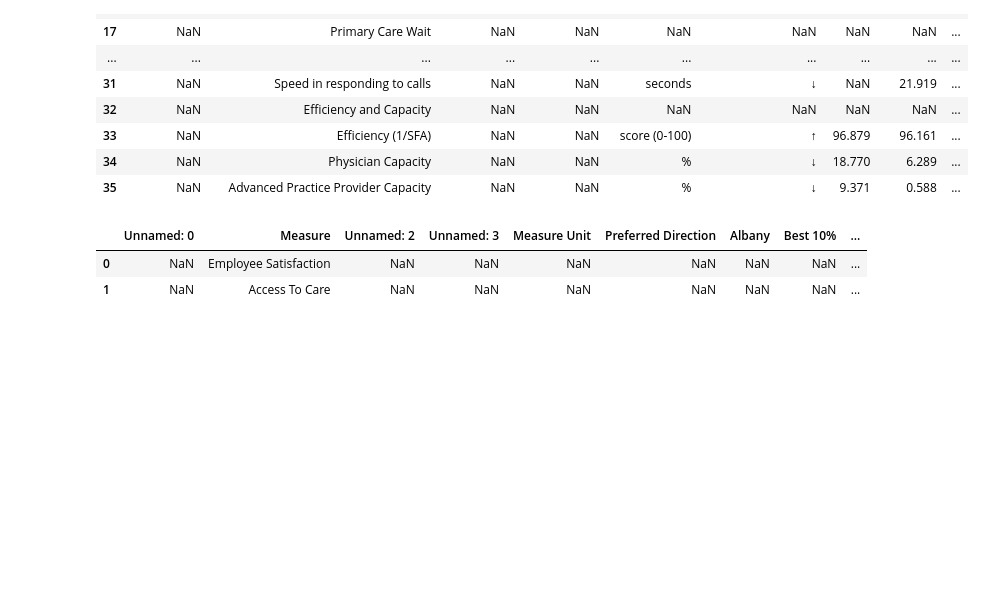
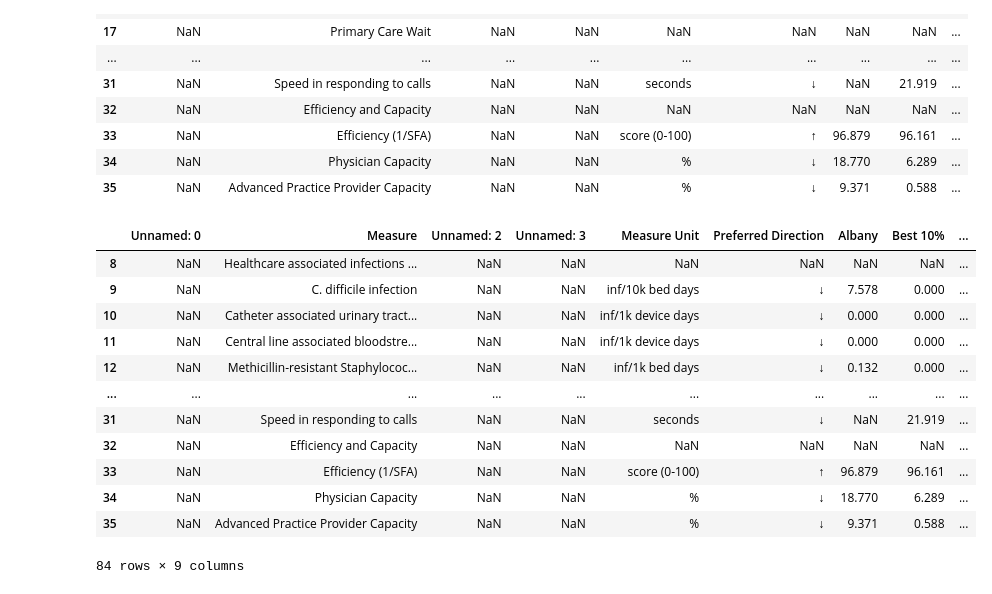
Before and after one commit to DeryaOkulda2012/VA_Analysis, a Jupyter notebook: TEMP_SAIL_FY21_Q1_Q2_Q3_Q4/SAIL_FY21_Q1/Parse_SAIL_ans_SI_Files.ipynb, the cells around one changed output. Drawn from its saved outputs; the diff is of its cells as text; code cells hidden in the pictures; blank space fills up the shorter version.

Commit message:
changed merge to concat

```diff
--- a/TEMP_SAIL_FY21_Q1_Q2_Q3_Q4/SAIL_FY21_Q1/Parse_SAIL_ans_SI_Files.ipynb
+++ b/TEMP_SAIL_FY21_Q1_Q2_Q3_Q4/SAIL_FY21_Q1/Parse_SAIL_ans_SI_Files.ipynb
@@ -88,9 +88,19 @@ Content:
 | 34 | NaN | Physician Capacity | NaN | NaN | % | ↓ | 18.770 | 6.289 | ... |
 | 35 | NaN | Advanced Practice Provider Capacity | NaN | NaN | % | ↓ | 9.371 | 0.588 | ... |
 # %%
-df_SAIL_SI = pd.merge(df_SAIL, df_SI)
-df_SAIL_SI.head(20)
+df_SAIL_SI = pd.concat([df_SAIL, df_SI])
+df_SAIL_SI.head(100)
 # %% [output]
 |  | Unnamed: 0 | Measure | Unnamed: 2 | Unnamed: 3 | Measure Unit | Preferred Direction | Albany | Best 10% | ... |
-| 0 | NaN | Employee Satisfaction | NaN | NaN | NaN | NaN | NaN | NaN | ... |
-| 1 | NaN | Access To Care | NaN | NaN | NaN | NaN | NaN | NaN | ... |
+| 8 | NaN | Healthcare associated infections ... | NaN | NaN | NaN | NaN | NaN | NaN | ... |
+| 9 | NaN | C. difficile infection | NaN | NaN | inf/10k bed days | ↓ | 7.578 | 0.000 | ... |
+| 10 | NaN | Catheter associated urinary tract... | NaN | NaN | inf/1k device days | ↓ | 0.000 | 0.000 | ... |
+| 11 | NaN | Central line associated bloodstre... | NaN | NaN | inf/1k device days | ↓ | 0.000 | 0.000 | ... |
+| 12 | NaN | Methicillin-resistant Staphylococ... | NaN | NaN | inf/1k bed days | ↓ | 0.132 | 0.000 | ... |
+| ... | ... | ... | ... | ... | ... | ... | ... | ... | ... |
+| 31 | NaN | Speed in responding to calls | NaN | NaN | seconds | ↓ | NaN | 21.919 | ... |
+| 32 | NaN | Efficiency and Capacity | NaN | NaN | NaN | NaN | NaN | NaN | ... |
+| 33 | NaN | Efficiency (1/SFA) | NaN | NaN | score (0-100) | ↑ | 96.879 | 96.161 | ... |
+| 34 | NaN | Physician Capacity | NaN | NaN | % | ↓ | 18.770 | 6.289 | ... |
+| 35 | NaN | Advanced Practice Provider Capacity | NaN | NaN | % | ↓ | 9.371 | 0.588 | ... |
+84 rows × 9 columns
```
